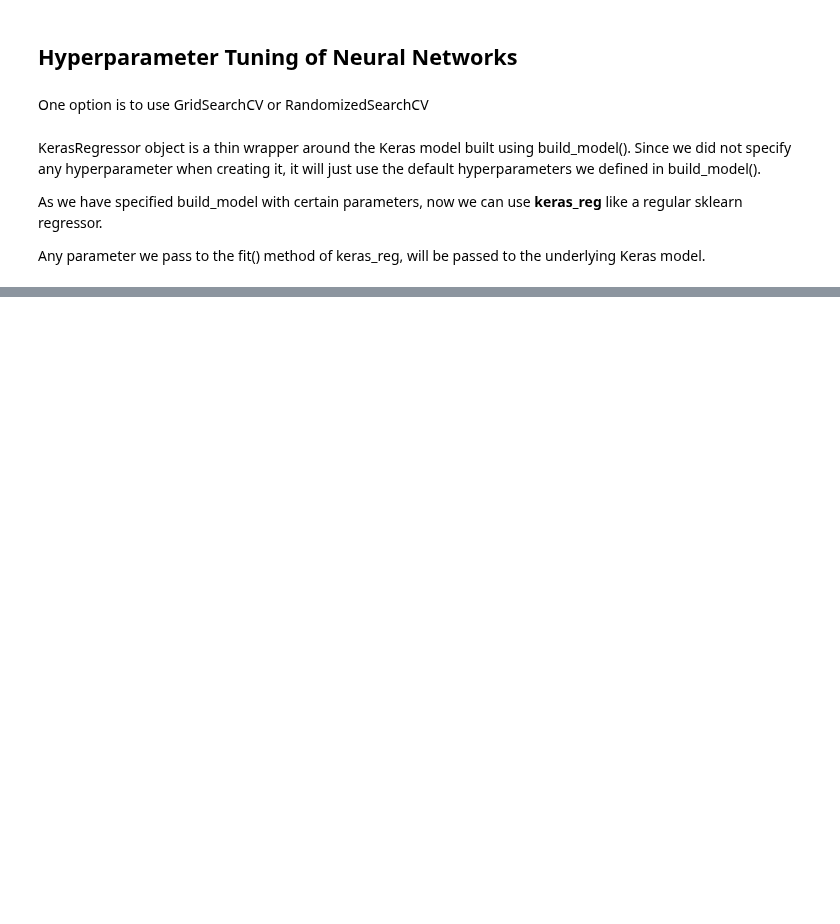
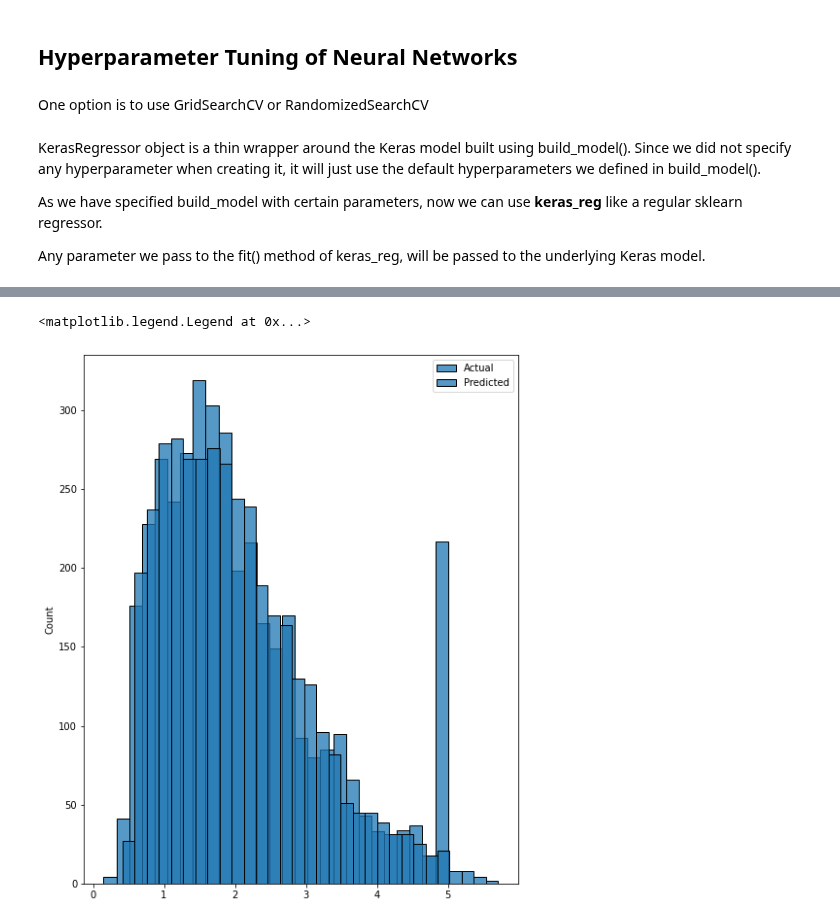
Before and after one commit to Pasindu19970808/Hands-on-Machine-Learning-Textbook-Exercises, a Jupyter notebook: DeepLearning_1/test_tensorflow.ipynb, the cells around one changed output, grey strips where cells are left out. Cells and saved outputs as stored; diff of their text form; code cells hidden in the pictures; blank space fills up the shorter version.

Commit message:
hyper parameter tuning

```diff
--- a/DeepLearning_1/test_tensorflow.ipynb
+++ b/DeepLearning_1/test_tensorflow.ipynb
@@ -802,0 +800,14 @@ from sklearn.model_selection import RandomizedSearchCV
+# %%
+from scipy.stats import reciprocal
+from sklearn.model_selection import RandomizedSearchCV
+import numpy as np
+param_distribs = {
+    "n_hidden":[0,1,2,3],
+    "n_neurons":np.arange(1,100),
+    "learning_rate":reciprocal(3e-4,3e-2)
+}
+# %%
+rnd_search_cv = RandomizedSearchCV(keras_reg, param_distribs, n_iter = 10, cv = 3)
+#All the parameters in the fit method get relayed to the underlying Keras Mode
+rnd_search_cv.fit(x_train_reg,y_train_reg, epochs = 10, validation_data = (x_valid_reg,y_valid_reg),
+callbacks = [keras.callbacks.EarlyStopping(patience = 10)])
@@ -802,0 +843,5 @@ from sklearn.model_selection import RandomizedSearchCV
+# %%
+best_model = build_model(n_hidden = 3, n_neurons = 33, learning_rate = 0.011133075366404921, input_shape = [8])
+# %%
+history_best_model = best_model.fit(x_train_reg,y_train_reg, epochs = 10, validation_data = (x_valid_reg,y_valid_reg),
+callbacks = [keras.callbacks.EarlyStopping(patience = 10)])
@@ -802,0 +869,9 @@ from sklearn.model_selection import RandomizedSearchCV
+# %%
+y_pred = best_model.predict(x_valid_reg)
+fig,ax_best = plt.subplots(1,1,figsize = (8,10))
+sns.histplot(y_valid_reg, ax = ax_best, label = 'Actual')
+sns.histplot(y_pred, ax = ax_best, label = "Predicted")
+ax_best.legend()
+# %% [output]
+<matplotlib.legend.Legend at 0x...>
+[figure, added]
```
Also changed, not shown: parts of 8 cells of this notebook.
